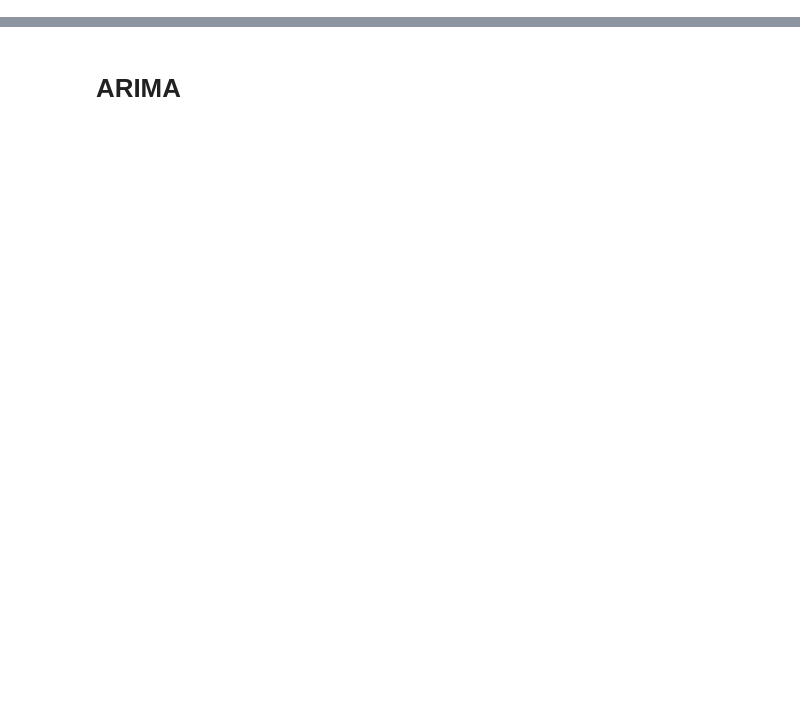
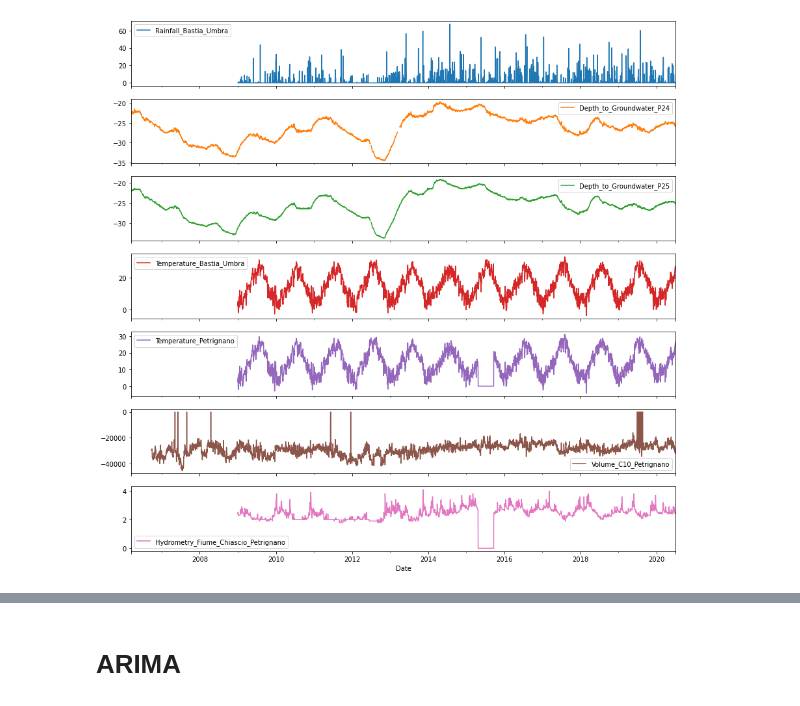
Before and after one commit to dadatu/AceaSmartWaterAnalytics, a Jupyter notebook: upgradedUnivariateTimeSeries_Acquifer.ipynb, the cells around one changed output, grey strips where cells are left out. Drawn from its saved outputs; the diff is of its cells as text; code cells hidden in the pictures; blank space fills up the shorter version.

```diff
--- a/upgradedUnivariateTimeSeries_Acquifer.ipynb
+++ b/upgradedUnivariateTimeSeries_Acquifer.ipynb
@@ -36,0 +137,6 @@ df.head()
+# %%
+df_raw.set_index('Date').plot(subplots=True, figsize=(15, 15))
+
+plt.show()
+# %% [output]
+[figure, added]
```
Also changed, not shown: parts of 132 cells of this notebook.
